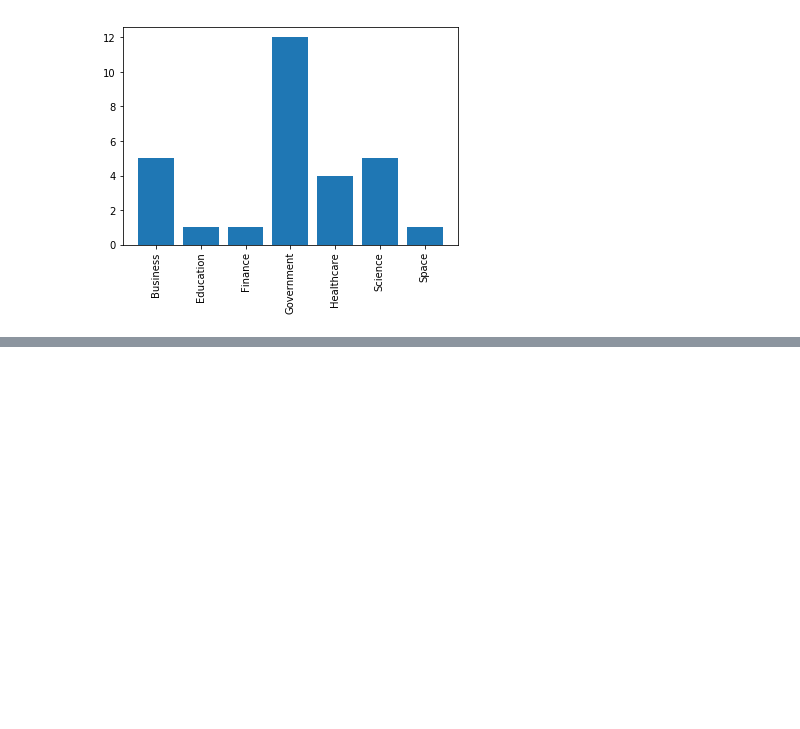
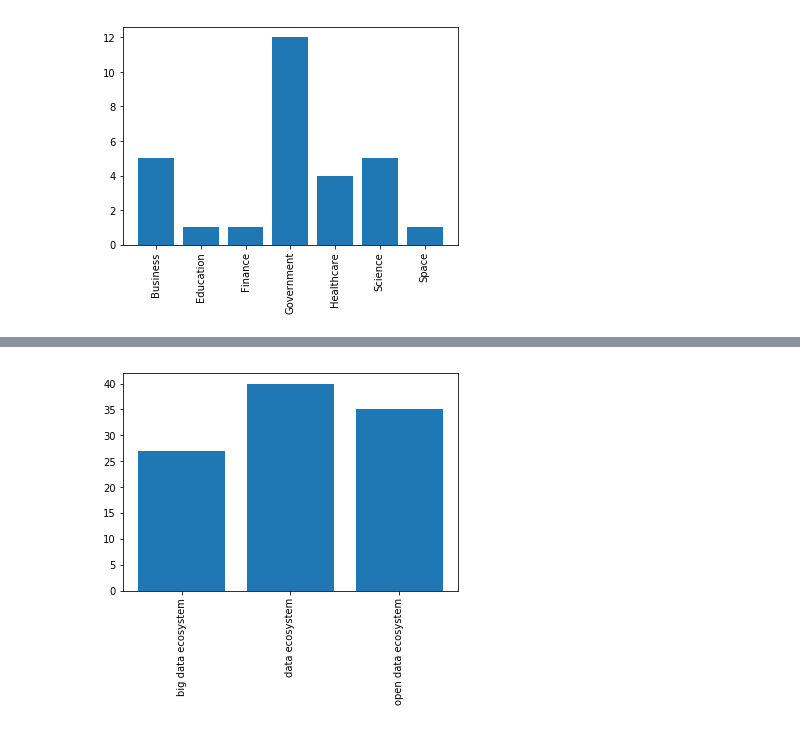
Before and after one commit to eddyvdaker/Systematic-Mapping-Review-Dataecosystems, a Jupyter notebook: visualisation.ipynb, the cells around one changed output, grey strips where cells are left out. Drawn from its saved outputs; the diff is of its cells as text; code cells hidden in the pictures; blank space fills up the shorter version.

```diff
--- a/visualisation.ipynb
+++ b/visualisation.ipynb
@@ -72,0 +108,12 @@ uncategorized: 39
+# %%
+# Show the occurrences of each of the search terms
+search_terms = summary['search terms']
+
+labels = list(search_terms.keys())
+values = list(search_terms.values())
+
+plt.bar(range(len(values)), values, align='center')
+plt.xticks(range(len(labels)), labels, rotation='vertical')
+plt.show()
+# %% [output]
+[figure, added]
```
Also changed, not shown: parts of 2 cells of this notebook.
